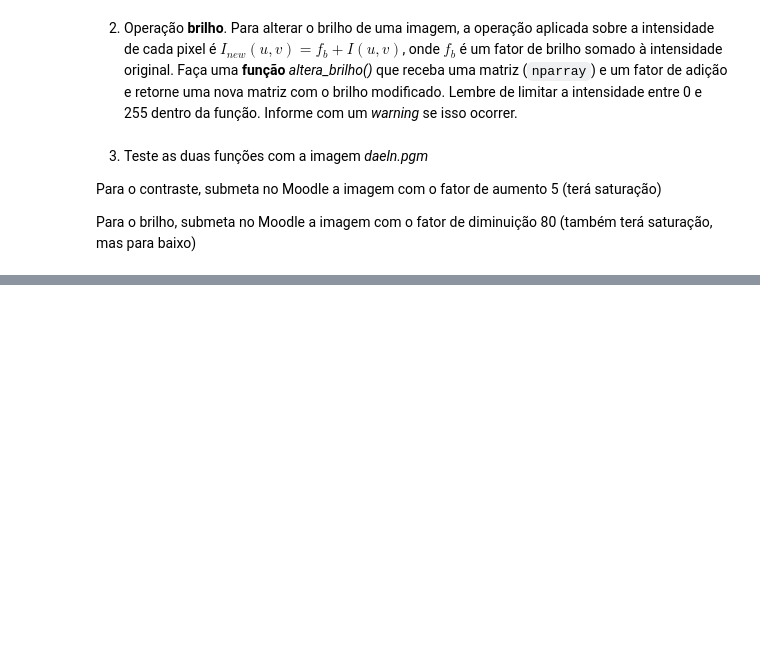
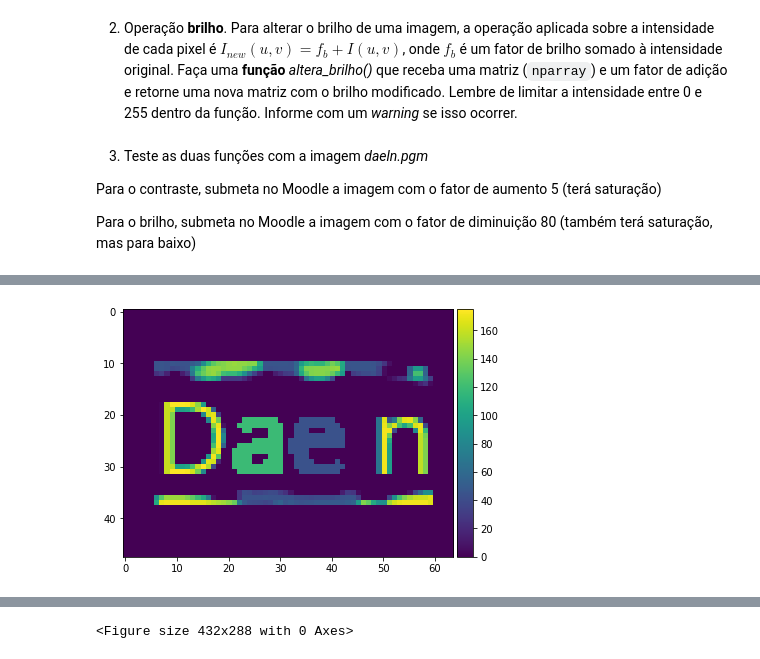
Before and after one commit to victoriafabris/disciplina-dsp-audio-video, a Jupyter notebook: atividade6/atividade_6.ipynb, the cells around one changed output, grey strips where cells are left out. Drawn from its saved outputs; the diff is of its cells as text; code cells hidden in the pictures; blank space fills up the shorter version.

```diff
--- a/atividade6/atividade_6.ipynb
+++ b/atividade6/atividade_6.ipynb
@@ -105,5 +119,17 @@ io.imshow(imifsc_reshape, cmap='gray', vmin=0, vmax=255)
 # %% [markdown]
 2. Operação **brilho**. Para alterar o brilho de uma imagem, a operação aplicada sobre a intensidade de cada pixel é $I_{new}(u,v)=f_b+I(u,v)$, onde $f_b$ é um fator de brilho somado à intensidade original. Faça uma **função** *altera_brilho()* que receba uma matriz (`nparray`) e um fator de adição e retorne uma nova matriz com o brilho modificado. Lembre de limitar a intensidade entre 0 e 255 dentro da função. Informe com um _warning_ se isso ocorrer.
+# %%
+intensidade_min = 0
+intensidade_max = 255
+
+def altera_brilho(img, fator: int):
+    brilho_modificado = np.zeros(img.shape)
+    for j in range(img.shape[0]):
+        for k in range(img.shape[1]):
+            if((fator+img[j,k])<intensidade_min or (fator+img[j,k])>intensidade_max):
+                warnings.warn('Valor de brilho fora dos limites! Brilho deve ficar entre 0 e 255.')
+            brilho_modificado[j,k] = np.clip(fator+img[j,k],0,255)
+    return brilho_modificado
 # %% [markdown]
 3. Teste as duas funções com a imagem _daeln.pgm_
 
@@ -112,0 +157,8 @@ Para o brilho, submeta no Moodle a imagem com o fator de diminuição 80 (també
+# %%
+imdaeln_brilho = altera_brilho(img = imdaeln_reshape,fator = -80)
+io.imshow(imdaeln_brilho)
+io.show()
+plt.savefig("imdaeln_brilho.png")
+files.download("imdaeln_brilho.png")
+# %% [output]
+[figure, added]
@@ -112,0 +167 @@ Para o brilho, submeta no Moodle a imagem com o fator de diminuição 80 (també
+<Figure size 432x288 with 0 Axes>
```
Also changed, not shown: parts of 5 cells of this notebook.
